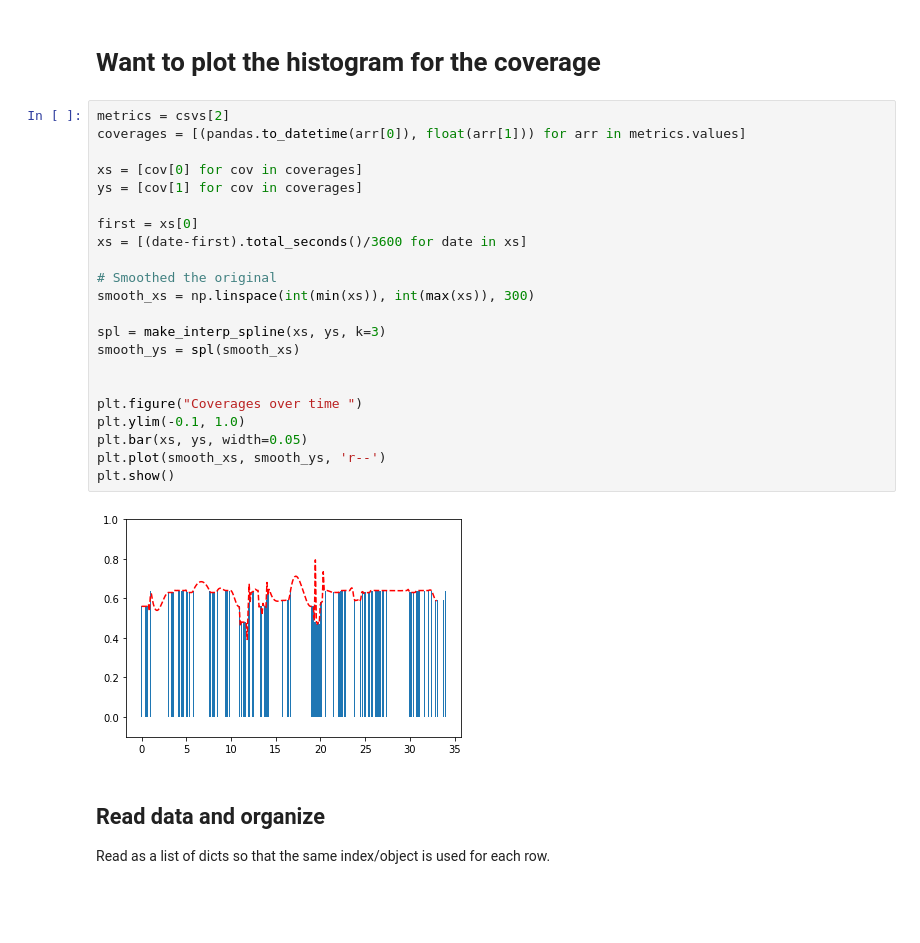
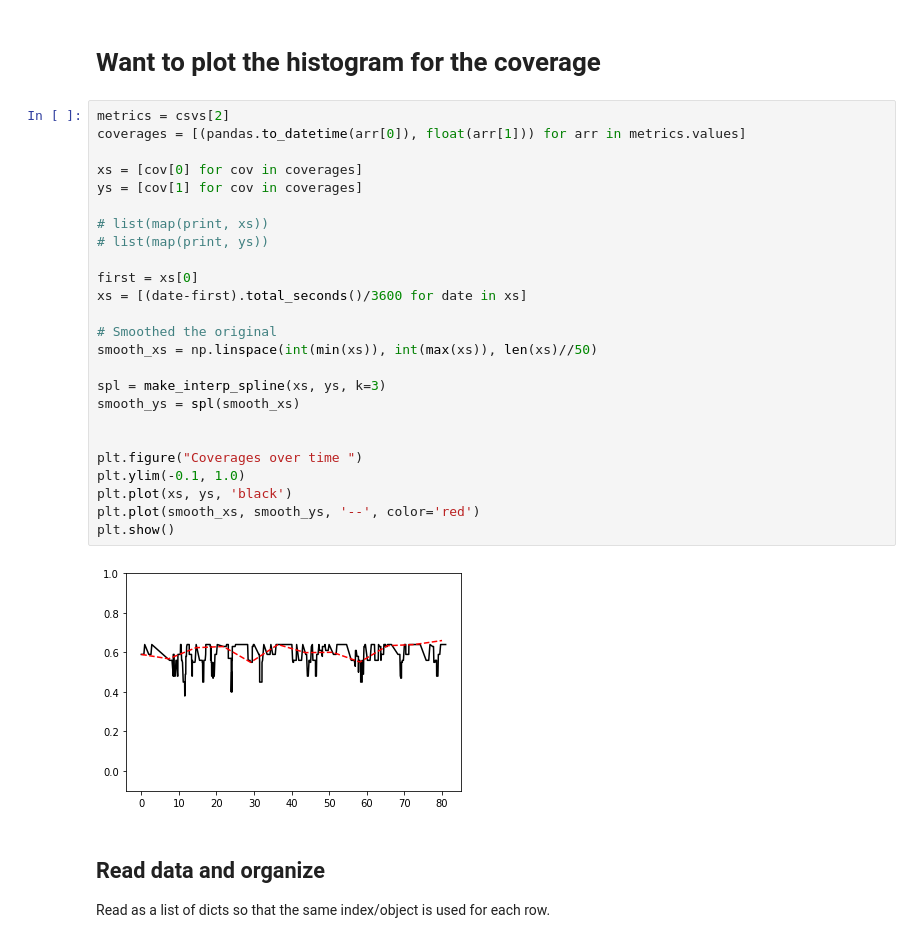
Before and after one commit to EMSTrack/Algorithms, a Jupyter notebook: rct-simulation-v2-daily-normal.ipynb, the cells around one changed output. Saved outputs shown, nothing was run; the diff lists cells and outputs as text; blank space fills up the shorter version.

Commit message:
Smoothing spikes fixed

```diff
--- a/rct-simulation-v2-daily-normal.ipynb
+++ b/rct-simulation-v2-daily-normal.ipynb
@@ -226,27 +160,30 @@ plt.show()
 # %%
 metrics = csvs[2]
 coverages = [(pandas.to_datetime(arr[0]), float(arr[1])) for arr in metrics.values]
 
 xs = [cov[0] for cov in coverages]
 ys = [cov[1] for cov in coverages]
 
+# list(map(print, xs))
+# list(map(print, ys))
+
 first = xs[0]
 xs = [(date-first).total_seconds()/3600 for date in xs]
 
 # Smoothed the original
-smooth_xs = np.linspace(int(min(xs)), int(max(xs)), 300)
+smooth_xs = np.linspace(int(min(xs)), int(max(xs)), len(xs)//50)
 
 spl = make_interp_spline(xs, ys, k=3)
 smooth_ys = spl(smooth_xs)
 
 
 plt.figure("Coverages over time ")
 plt.ylim(-0.1, 1.0)
-plt.bar(xs, ys, width=0.05)
-plt.plot(smooth_xs, smooth_ys, 'r--')
+plt.plot(xs, ys, 'black')
+plt.plot(smooth_xs, smooth_ys, '--', color='red')
 plt.show()
 # %% [output]
-[figure, old version]
+[figure, new version]
 # %% [markdown]
 ## Read data and organize
 
```
Also changed, not shown: parts of 15 cells of this notebook, 1 other file.
